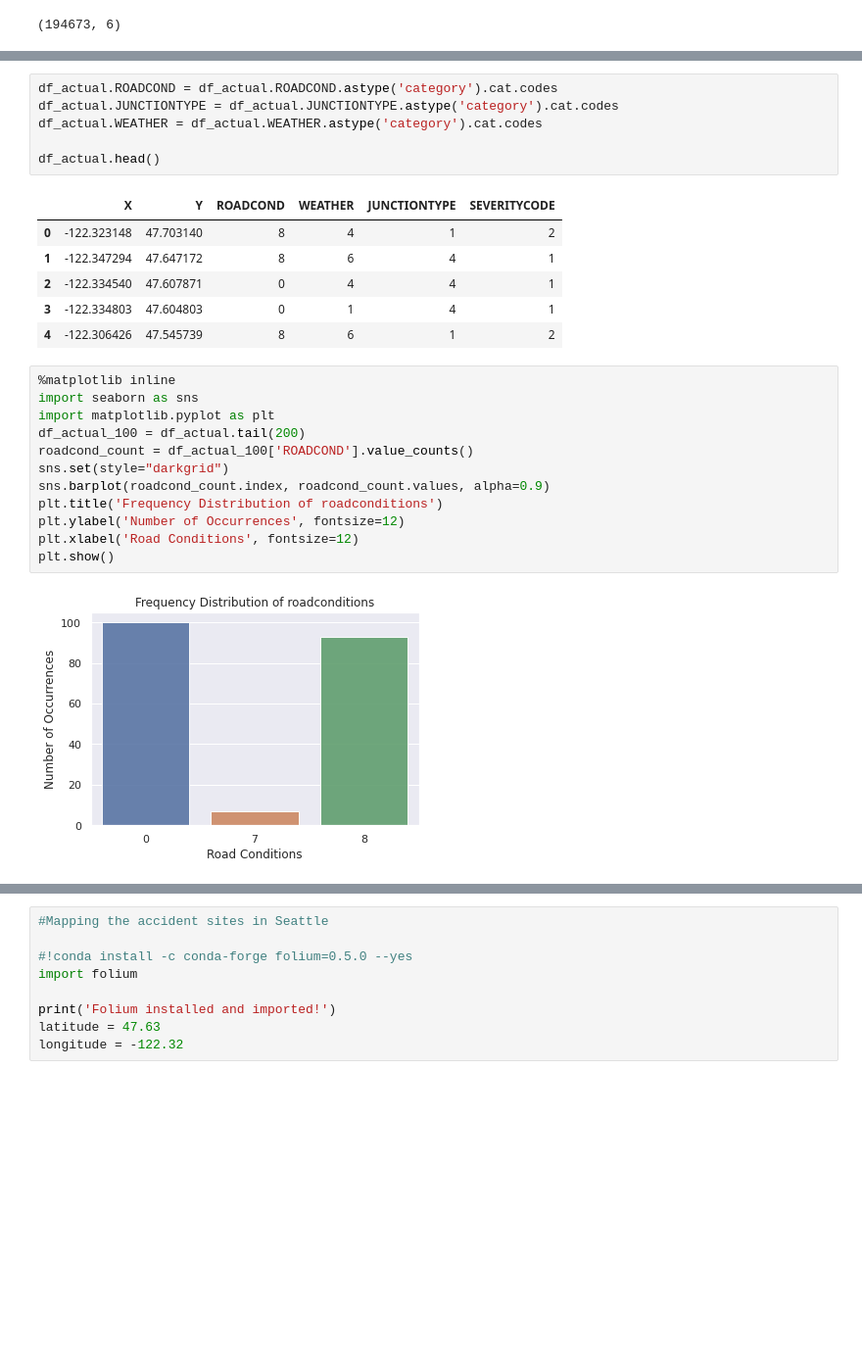
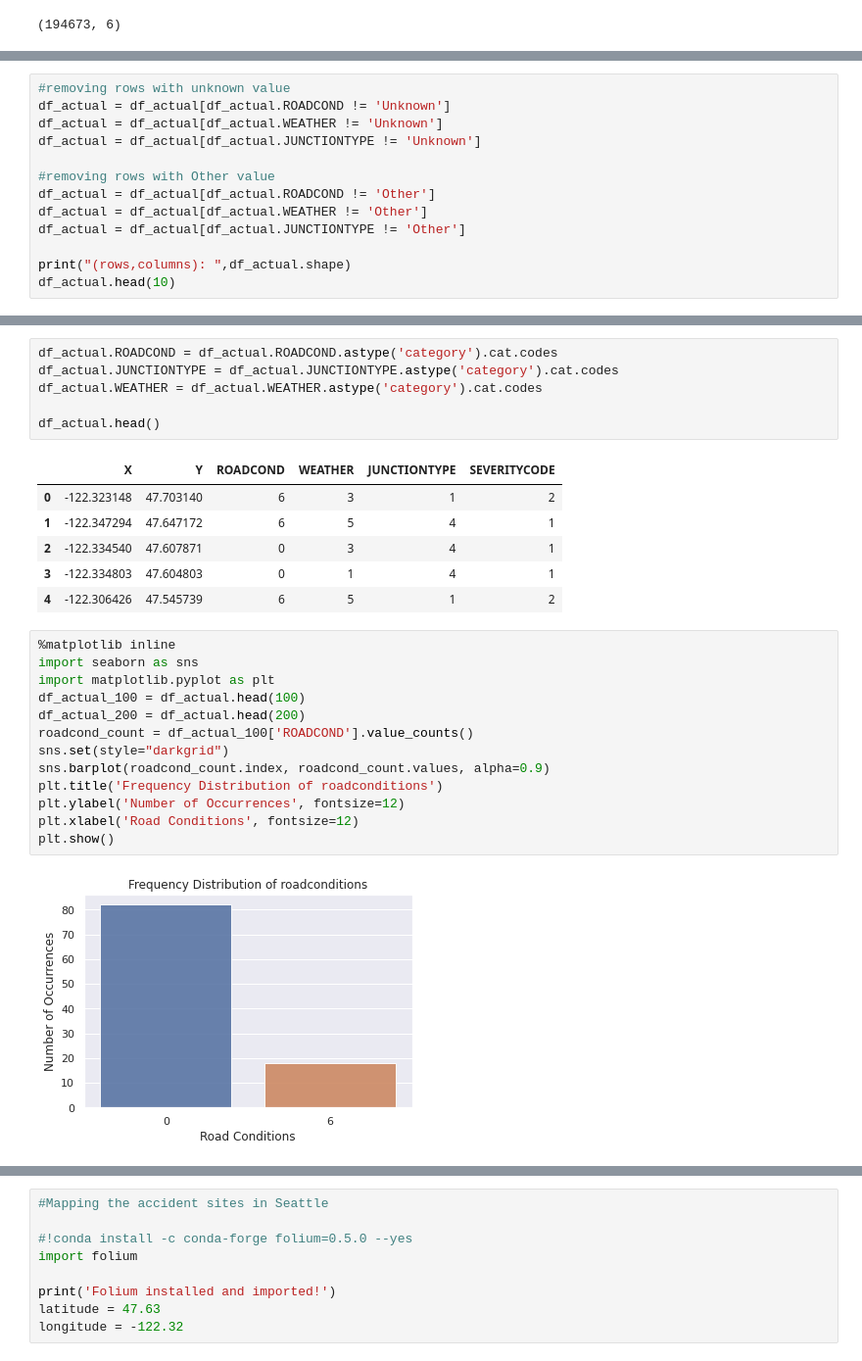
Before and after one commit to Divya-Ravindran/Coursera_Capstone_project, a Jupyter notebook: Coursera_Capstone_Project.ipynb, the cells around one changed output, grey strips where cells are left out. Shown at 98% size. Drawn from its saved outputs; the diff is of its cells as text; blank space fills up the shorter version.

```diff
--- a/Coursera_Capstone_Project.ipynb
+++ b/Coursera_Capstone_Project.ipynb
@@ -159,0 +157,13 @@ print("(rows,columns): ",df_actual.shape)
+# %%
+#removing rows with unknown value
+df_actual = df_actual[df_actual.ROADCOND != 'Unknown']
+df_actual = df_actual[df_actual.WEATHER != 'Unknown']
+df_actual = df_actual[df_actual.JUNCTIONTYPE != 'Unknown']
+
+#removing rows with Other value
+df_actual = df_actual[df_actual.ROADCOND != 'Other']
+df_actual = df_actual[df_actual.WEATHER != 'Other']
+df_actual = df_actual[df_actual.JUNCTIONTYPE != 'Other']
+
+print("(rows,columns): ",df_actual.shape)
+df_actual.head(10)
@@ -193,24 +216,25 @@ df_actual.WEATHER = df_actual.WEATHER.astype('category').cat.codes
 df_actual.head()
 # %% [output]
 |  | X | Y | ROADCOND | WEATHER | JUNCTIONTYPE | SEVERITYCODE |
-| 0 | -122.323148 | 47.703140 | 8 | 4 | 1 | 2 |
-| 1 | -122.347294 | 47.647172 | 8 | 6 | 4 | 1 |
-| 2 | -122.334540 | 47.607871 | 0 | 4 | 4 | 1 |
+| 0 | -122.323148 | 47.703140 | 6 | 3 | 1 | 2 |
+| 1 | -122.347294 | 47.647172 | 6 | 5 | 4 | 1 |
+| 2 | -122.334540 | 47.607871 | 0 | 3 | 4 | 1 |
 | 3 | -122.334803 | 47.604803 | 0 | 1 | 4 | 1 |
-| 4 | -122.306426 | 47.545739 | 8 | 6 | 1 | 2 |
+| 4 | -122.306426 | 47.545739 | 6 | 5 | 1 | 2 |
 # %%
 %matplotlib inline
 import seaborn as sns
 import matplotlib.pyplot as plt
-df_actual_100 = df_actual.tail(200)
+df_actual_100 = df_actual.head(100)
+df_actual_200 = df_actual.head(200)
 roadcond_count = df_actual_100['ROADCOND'].value_counts()
 sns.set(style="darkgrid")
 sns.barplot(roadcond_count.index, roadcond_count.values, alpha=0.9)
 plt.title('Frequency Distribution of roadconditions')
 plt.ylabel('Number of Occurrences', fontsize=12)
 plt.xlabel('Road Conditions', fontsize=12)
 plt.show()
 # %% [output]
-[figure, old version]
+[figure, new version]
 # %%
 df_actual['ROADCOND'].value_counts()
```
Also changed, not shown: parts of 59 cells of this notebook.
